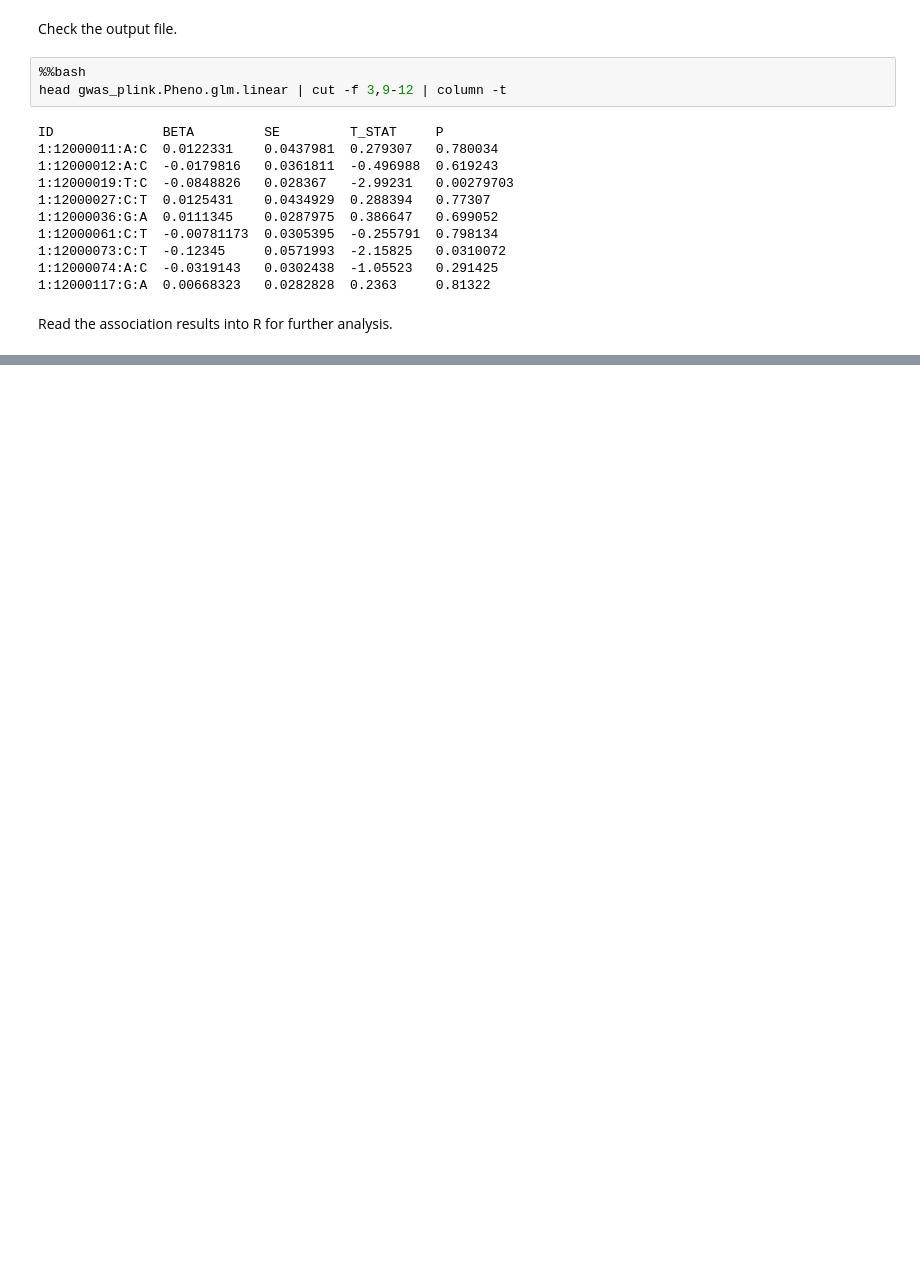
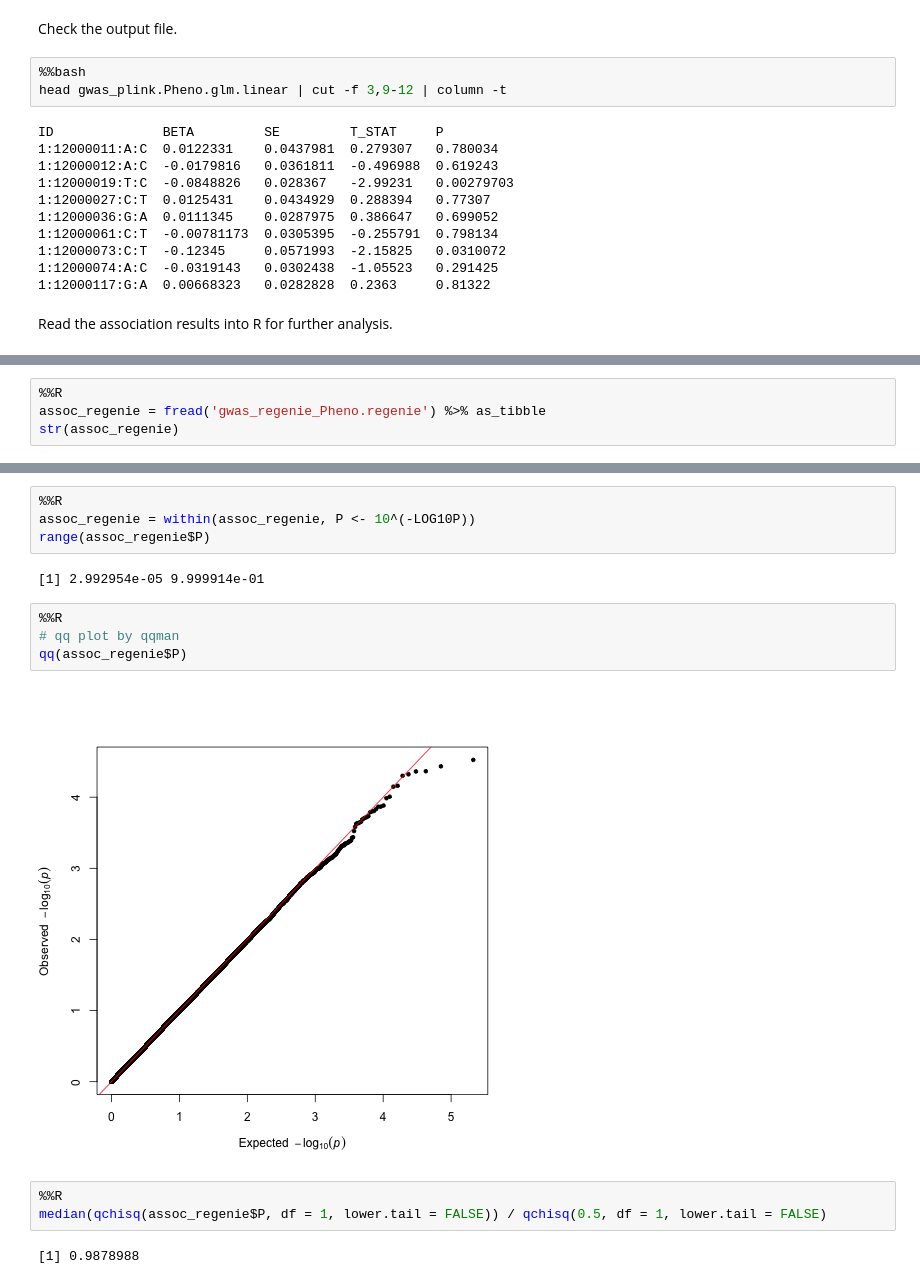
Before and after one commit to variani/Workshop_UNAM, a Jupyter notebook: code/gwas.ipynb, the cells around one changed output, grey strips where cells are left out. Saved outputs shown, nothing was run; the diff lists cells and outputs as text; blank space fills up the shorter version.

```diff
--- a/code/gwas.ipynb
+++ b/code/gwas.ipynb
@@ -184,0 +386,4 @@ median(qchisq(assoc$P, df = 1, lower.tail = FALSE)) / qchisq(0.5, df = 1, lower.
+# %%
+%%R
+assoc_regenie = fread('gwas_regenie_Pheno.regenie') %>% as_tibble
+str(assoc_regenie)
@@ -184,0 +406,17 @@ median(qchisq(assoc$P, df = 1, lower.tail = FALSE)) / qchisq(0.5, df = 1, lower.
+# %%
+%%R
+assoc_regenie = within(assoc_regenie, P <- 10^(-LOG10P))
+range(assoc_regenie$P)
+# %% [output]
+[1] 2.992954e-05 9.999914e-01
+# %%
+%%R
+# qq plot by qqman
+qq(assoc_regenie$P)
+# %% [output]
+[figure, added]
+# %%
+%%R
+median(qchisq(assoc_regenie$P, df = 1, lower.tail = FALSE)) / qchisq(0.5, df = 1, lower.tail = FALSE)
+# %% [output]
+[1] 0.9878988
```
Also changed, not shown: parts of 28 cells of this notebook, 2 other files.
